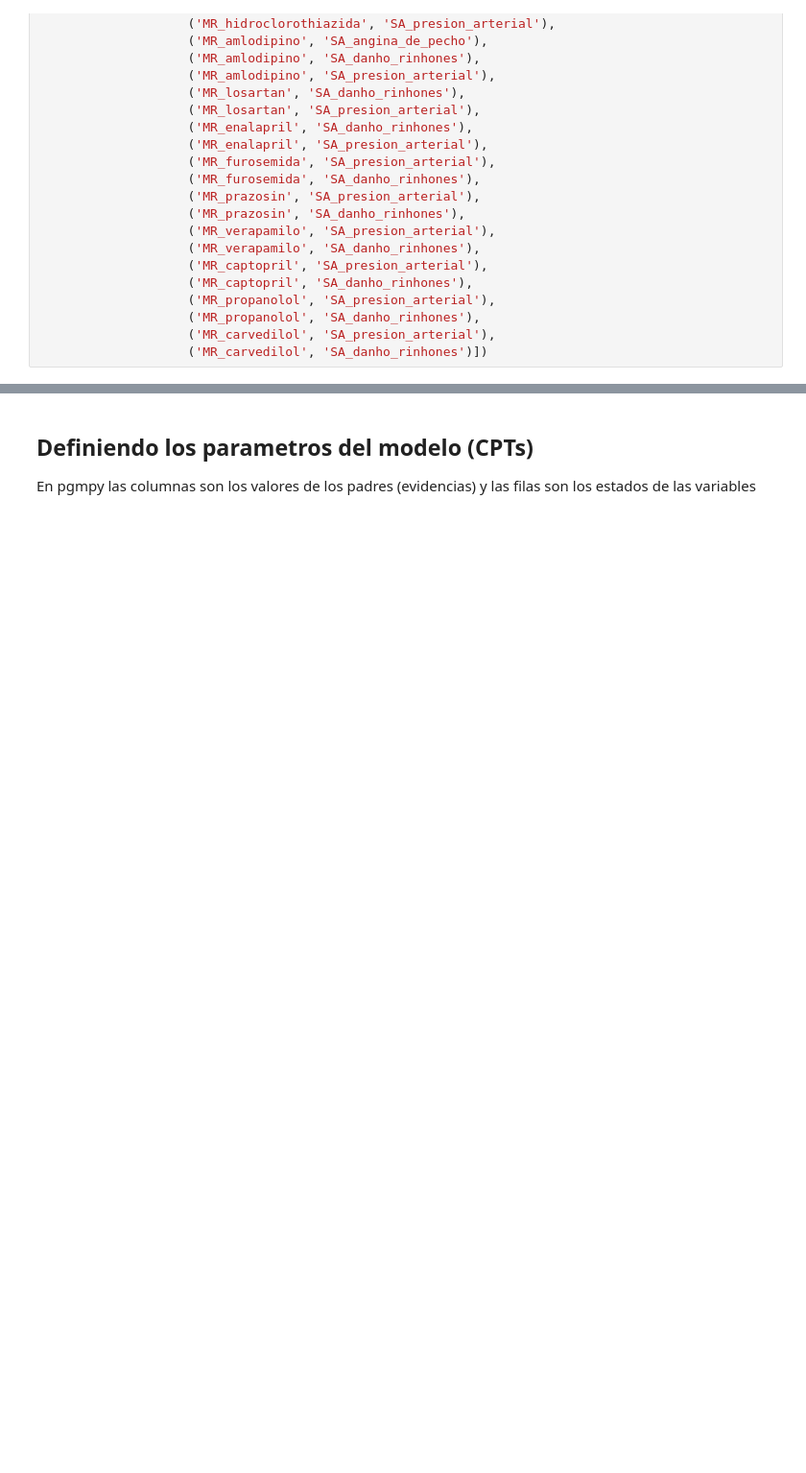
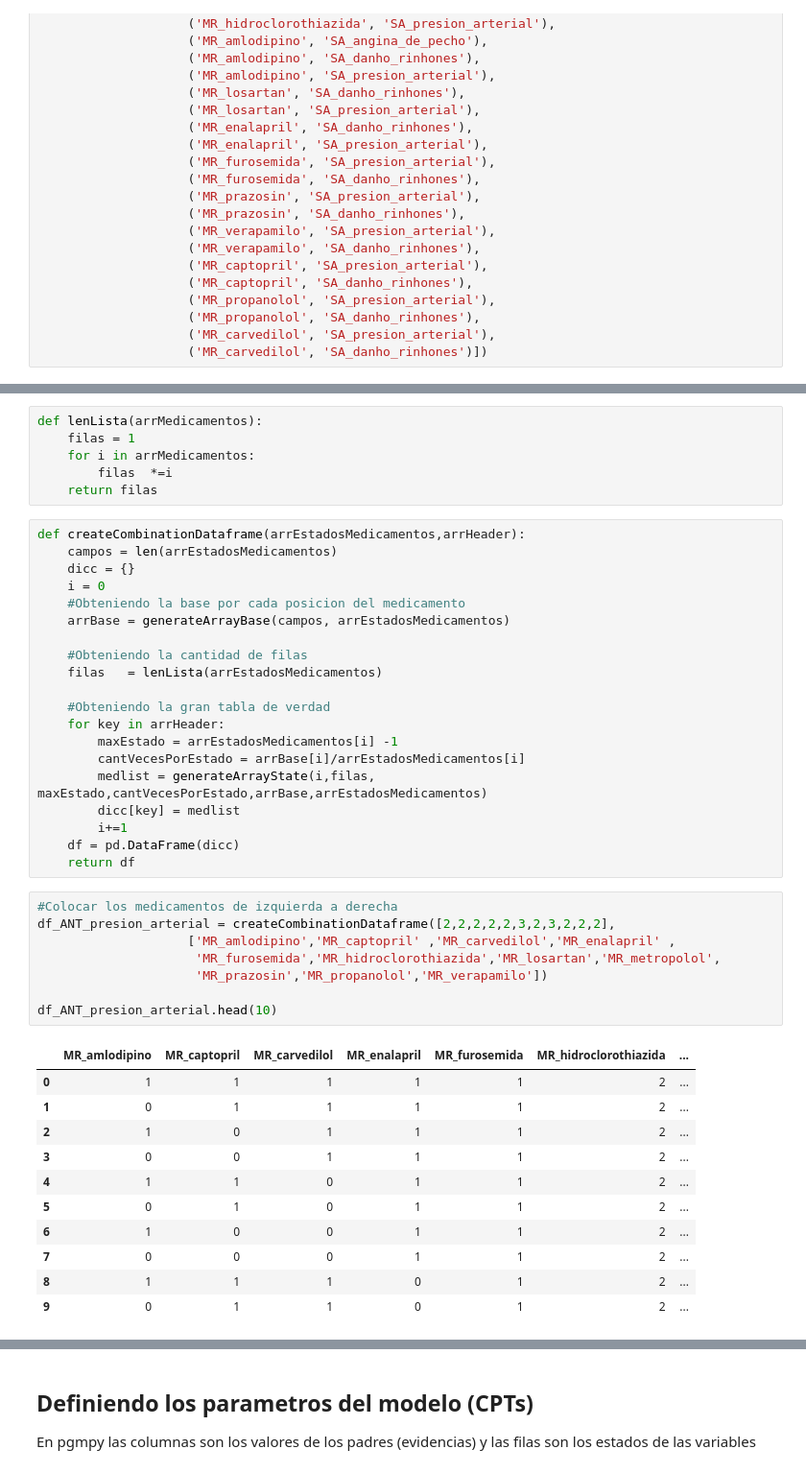
Before and after one commit to louMon/MedGeriatricThesis, a Jupyter notebook: Modelamiento Medicamentos - Patologias.ipynb, the cells around one changed output, grey strips where cells are left out. Shown at 96% size. Cells and saved outputs as stored; diff of their text form; blank space fills up the shorter version.

Commit message:
set probabilistic dataframe

```diff
--- a/Modelamiento Medicamentos - Patologias.ipynb
+++ b/Modelamiento Medicamentos - Patologias.ipynb
@@ -94,0 +142,46 @@ bn = BayesianModel([('EP_Insuficiencia_Cardiaca', 'MR_metropolol'),
+# %%
+def lenLista(arrMedicamentos):
+    filas = 1
+    for i in arrMedicamentos:
+        filas  *=i
+    return filas
+# %%
+def createCombinationDataframe(arrEstadosMedicamentos,arrHeader):
+    campos = len(arrEstadosMedicamentos)
+    dicc = {}
+    i = 0
+    #Obteniendo la base por cada posicion del medicamento
+    arrBase = generateArrayBase(campos, arrEstadosMedicamentos)
+
+    #Obteniendo la cantidad de filas
+    filas   = lenLista(arrEstadosMedicamentos)
+
+    #Obteniendo la gran tabla de verdad
+    for key in arrHeader:
+        maxEstado = arrEstadosMedicamentos[i] -1
+        cantVecesPorEstado = arrBase[i]/arrEstadosMedicamentos[i]
+        medlist = generateArrayState(i,filas, maxEstado,cantVecesPorEstado,arrBase,arrEstadosMedicamentos)
+        dicc[key] = medlist
+        i+=1
+    df = pd.DataFrame(dicc)
+    return df
+# %%
+#Colocar los medicamentos de izquierda a derecha
+df_ANT_presion_arterial = createCombinationDataframe([2,2,2,2,2,3,2,3,2,2,2],
+                    ['MR_amlodipino','MR_captopril' ,'MR_carvedilol','MR_enalapril' ,
+                     'MR_furosemida','MR_hidroclorothiazida','MR_losartan','MR_metropolol',
+                     'MR_prazosin','MR_propanolol','MR_verapamilo'])
+
+df_ANT_presion_arterial.head(10)
+# %% [output]
+|  | MR_amlodipino | MR_captopril | MR_carvedilol | MR_enalapril | MR_furosemida | MR_hidroclorothiazida | ... |
+| 0 | 1 | 1 | 1 | 1 | 1 | 2 | ... |
+| 1 | 0 | 1 | 1 | 1 | 1 | 2 | ... |
+| 2 | 1 | 0 | 1 | 1 | 1 | 2 | ... |
+| 3 | 0 | 0 | 1 | 1 | 1 | 2 | ... |
+| 4 | 1 | 1 | 0 | 1 | 1 | 2 | ... |
+| 5 | 0 | 1 | 0 | 1 | 1 | 2 | ... |
+| 6 | 1 | 0 | 0 | 1 | 1 | 2 | ... |
+| 7 | 0 | 0 | 0 | 1 | 1 | 2 | ... |
+| 8 | 1 | 1 | 1 | 0 | 1 | 2 | ... |
+| 9 | 0 | 1 | 1 | 0 | 1 | 2 | ... |
```
Also changed, not shown: parts of 24 cells of this notebook, 1 other file.
